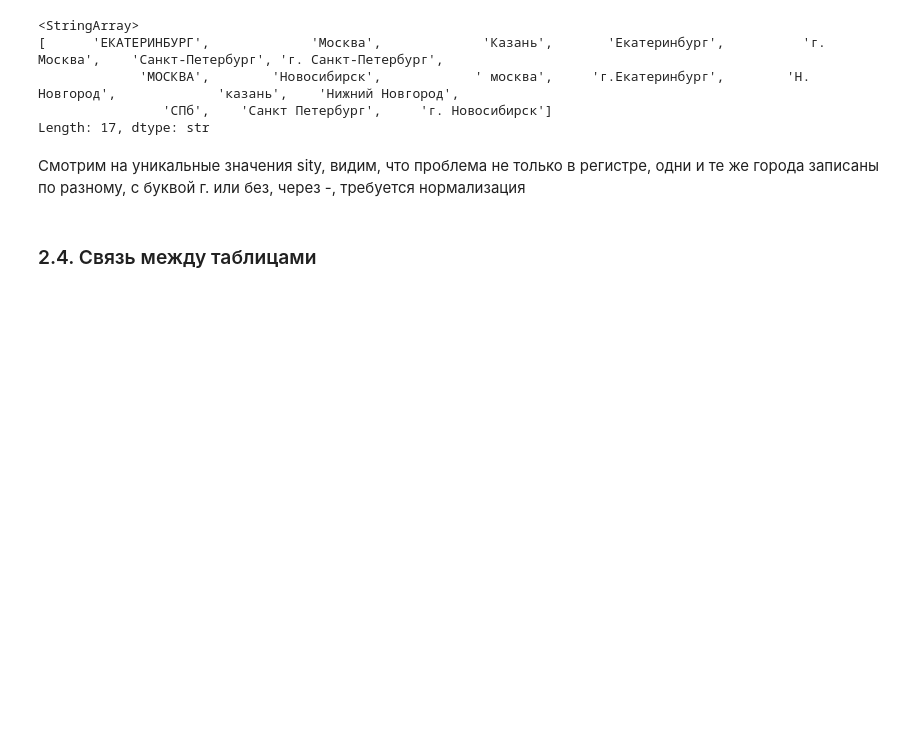
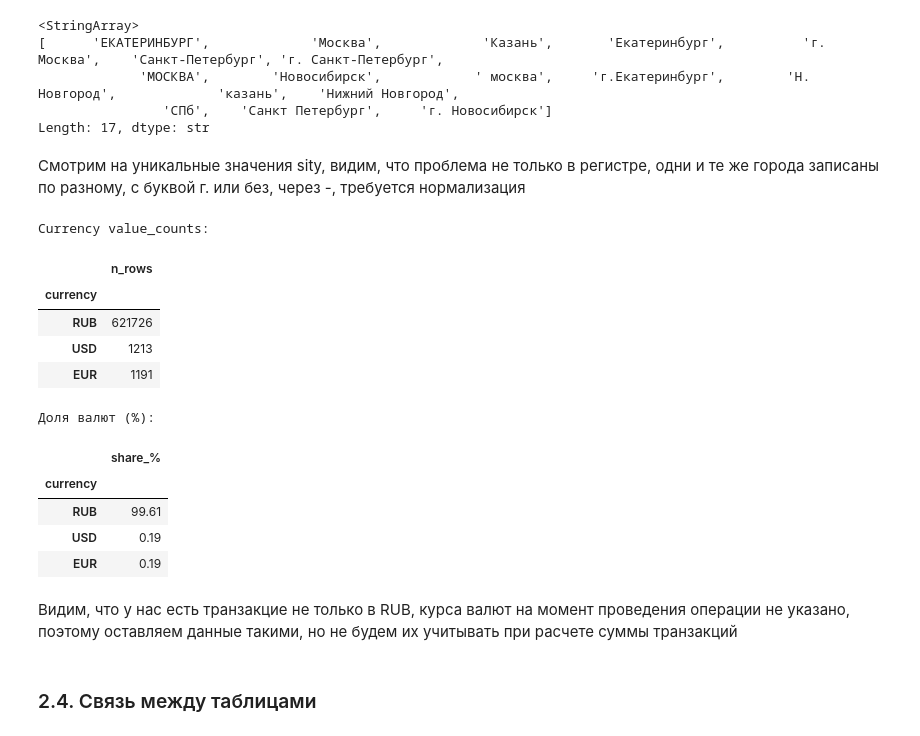
Before and after one commit to sonestos/Nikitenko_Sofya_Lab1, a Jupyter notebook: 01_analysis.ipynb, the cells around one changed output. Saved outputs shown, nothing was run; the diff lists cells and outputs as text; code cells hidden in the pictures; blank space fills up the shorter version.

```diff
--- a/01_analysis.ipynb
+++ b/01_analysis.ipynb
@@ -355,6 +355,27 @@ print(clients['city'].unique())
 Length: 17, dtype: str
 # %% [markdown]
 Смотрим на уникальные значения sity, видим, что проблема не только в регистре, одни и те же города записаны по разному, с буквой г. или без, через -, требуется нормализация
+# %%
+print("Currency value_counts:")
+display(txn['currency'].value_counts(dropna=False).to_frame('n_rows'))
+
+print("\nДоля валют (%):")
+display((txn['currency'].value_counts(normalize=True, dropna=False) * 100).round(2).to_frame('share_%'))
+# %% [output]
+Currency value_counts:
+|  | n_rows |
+| currency |  |
+| RUB | 621726 |
+| USD | 1213 |
+| EUR | 1191 |
+Доля валют (%):
+|  | share_% |
+| currency |  |
+| RUB | 99.61 |
+| USD | 0.19 |
+| EUR | 0.19 |
+# %% [markdown]
+Видим, что у нас есть транзакцие не только в RUB, курса валют на момент проведения операции не указано, поэтому оставляем данные такими, но не будем их учитывать при расчете суммы транзакций
 # %% [markdown]
 ### 2.4. Связь между таблицами
 # %%
```
Also changed, not shown: parts of 18 cells of this notebook.
